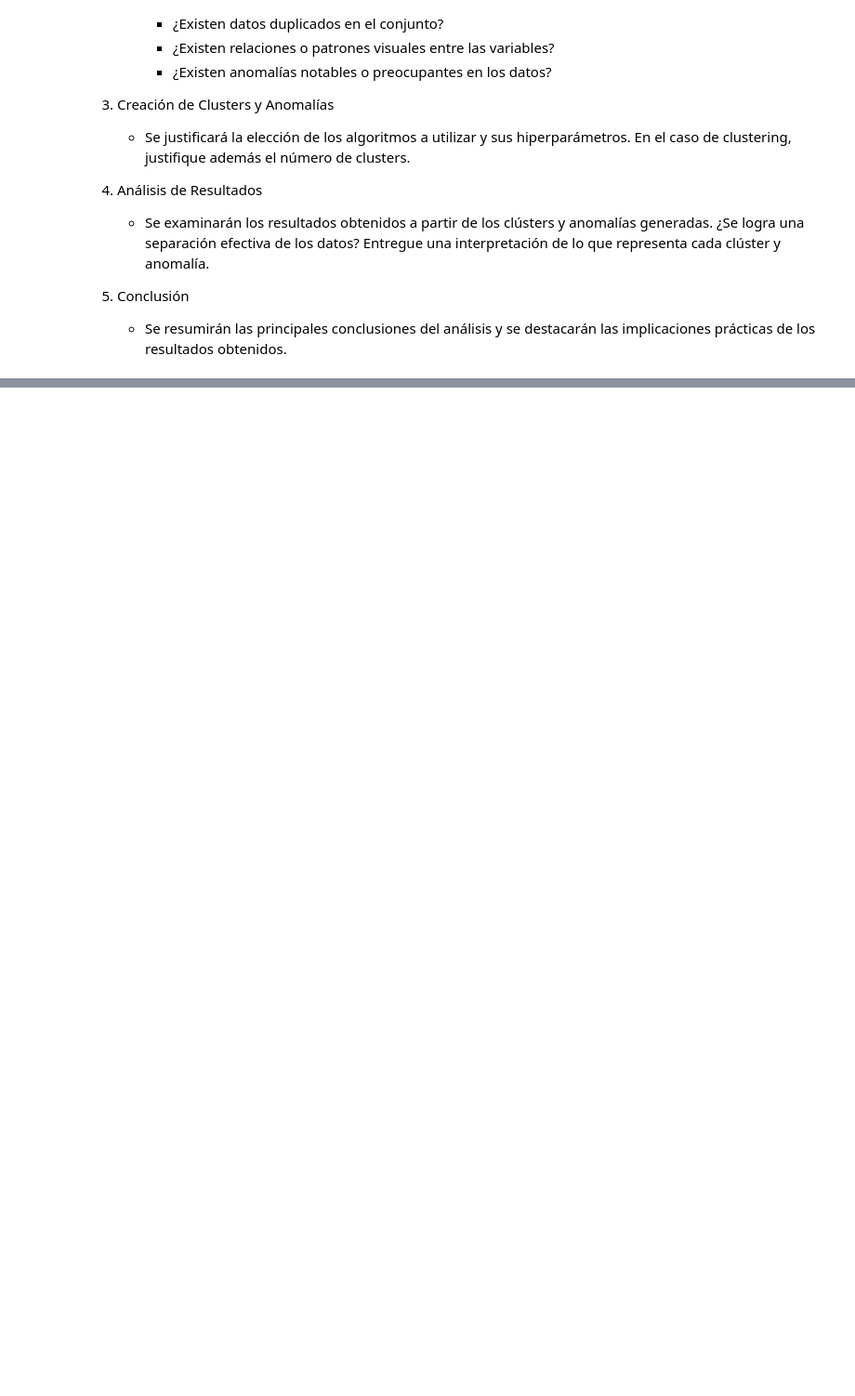
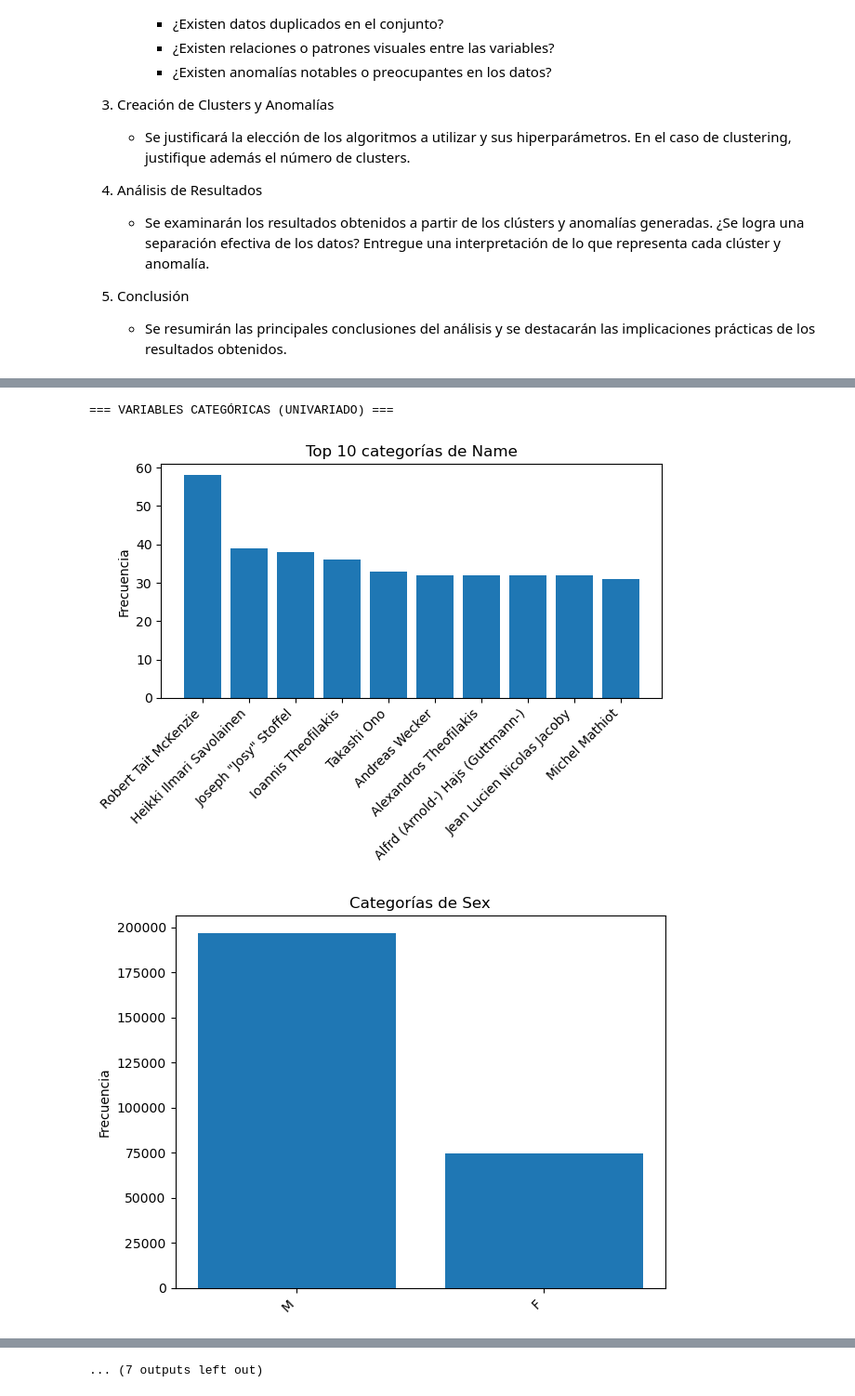
Before and after one commit to mgzotero/MDS7202, a Jupyter notebook: Proyectos/Proyecto 1/proyecto1.ipynb, the cells around one changed output, grey strips where cells are left out. Shown at 93% size. Drawn from its saved outputs; the diff is of its cells as text; code cells hidden in the pictures; blank space fills up the shorter version.

```diff
--- a/Proyectos/Proyecto 1/proyecto1.ipynb
+++ b/Proyectos/Proyecto 1/proyecto1.ipynb
@@ -963,0 +959,10 @@ Por lo anterior, en esta sección ustedes deberán ser capaces de:
+# %%
+pf = Profiler(df)  # instanciamos el profiler
+cols = df.columns.tolist()  # columnas a analizar
+
+pf.summarize(
+    df="original",  # original, clean, scaled, clusters, anomalies
+    columns=cols,  # lista de columnas
+    nan_cutoff=0.30,  # porcentaje de nulos a partir del cual se genera una alerta
+    show=True  # mostrar el reporte
+ )
@@ -963,0 +994,11 @@ Por lo anterior, en esta sección ustedes deberán ser capaces de:
+# %%
+pf.plot_vars(
+    df="original",  # original, clean, scaled, clusters, anomalies
+    columns=cols,  # columnas a analizar
+    n_top_cat=10,  # número de categorías a mostrar en los gráficos de barras
+    show=True,  # mostrar los gráficos
+ )
+# %% [output]
+=== VARIABLES CATEGÓRICAS (UNIVARIADO) ===
+[figure, added]
+[figure, added]
@@ -963,0 +1014 @@ Por lo anterior, en esta sección ustedes deberán ser capaces de:
+... (7 outputs left out)
```
Also changed, not shown: parts of 22 cells of this notebook, 1 other file.
